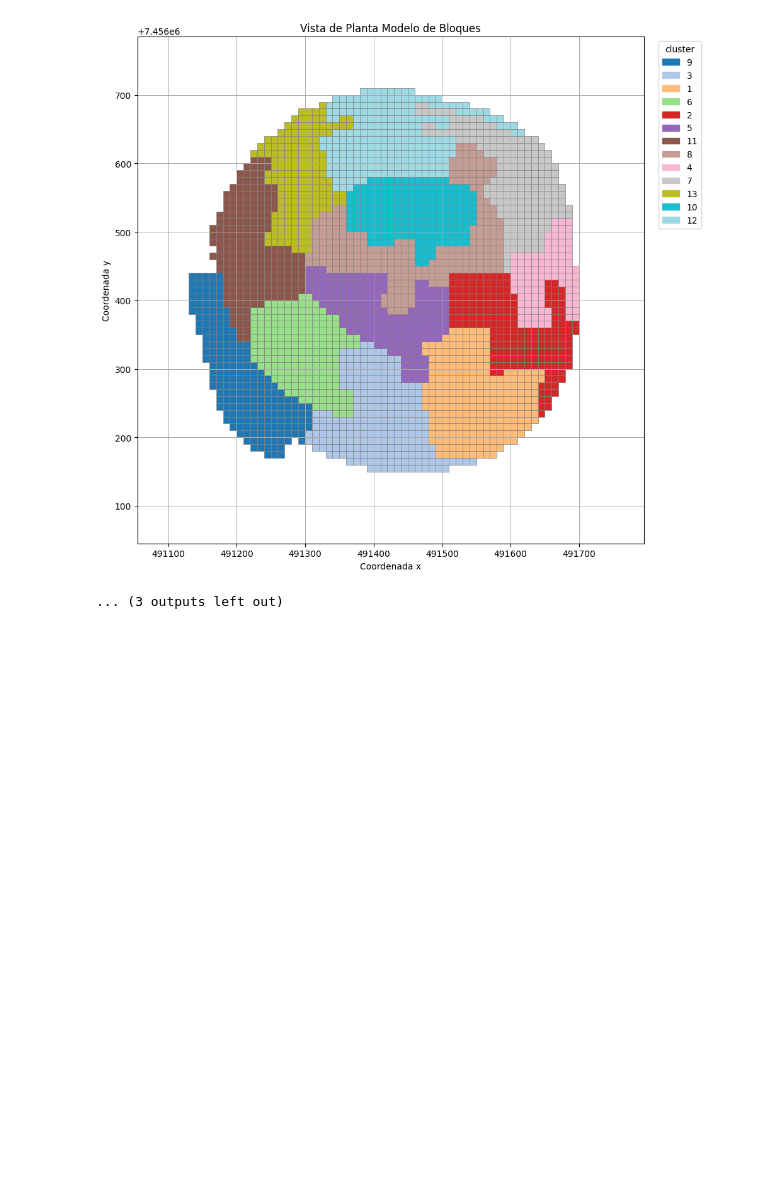
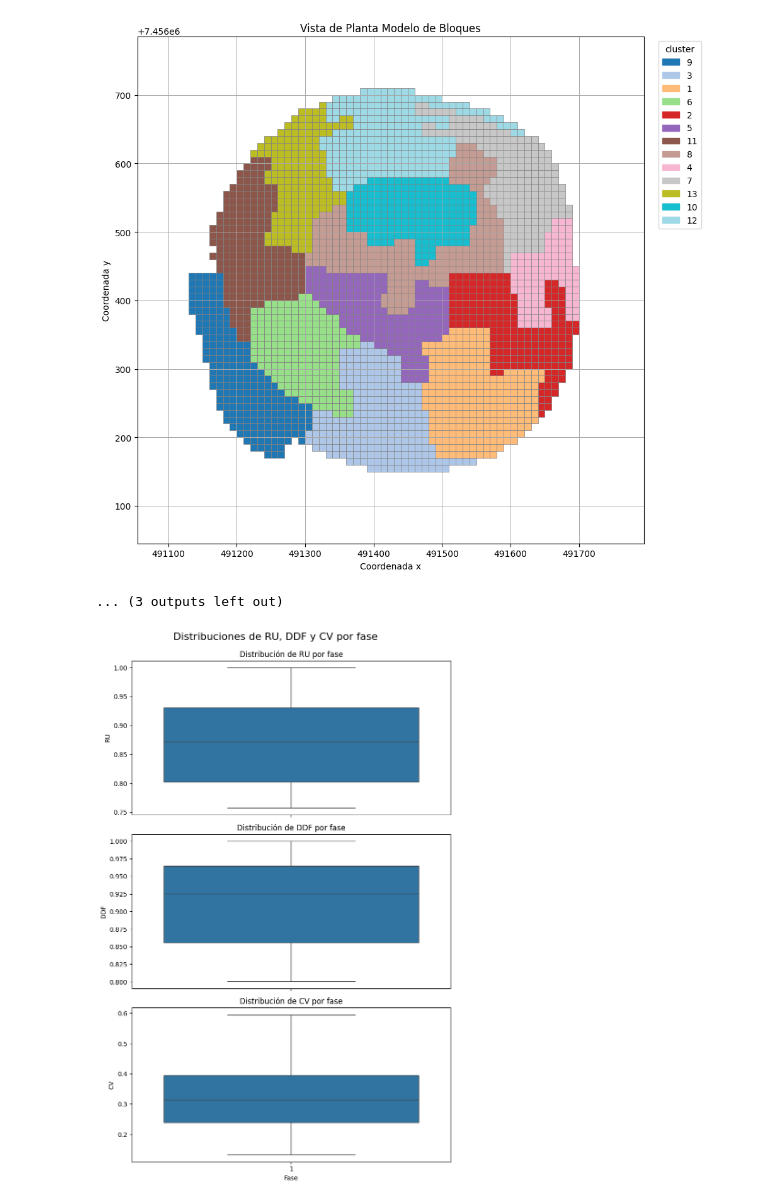
Before and after one commit to Felipe-Asbun-Torres/Laboratorio-2, a Jupyter notebook: Example.ipynb, the cells around one changed output. Drawn from its saved outputs; the diff is of its cells as text; code cells hidden in the pictures; blank space fills up the shorter version.

```diff
--- a/Example.ipynb
+++ b/Example.ipynb
@@ -68,4 +87,3 @@ mina_df = mina_df[mina_df['fase']==1]
 # %%
-params = {'path_params':'/home/ignacio/Laboratorio-2/Params/', 'penalizacion_c':0.0001}
-mina_clusterizada = mt.Clustering_mod(mina_df, options=params)
+mina_clusterizada1 = mt.Clustering_parallel(mina_df, options=params1)
 # %% [output]
@@ -126,3 +212,50 @@ Tratando 'cluster' como Categórica (17 valores únicos).
 [figure]
 [figure]
 ... (3 outputs left out)
+# %%
+# Lista para guardar resultados
+df = mina_clusterizada
+metricas = []
+# Suponemos que las fases son 1 a 4 (puedes adaptar según tu df)
+for i in df['fase'].unique():
+   for j in df[df['fase']==i]['banco'].unique():
+        df_fase = df[(df['fase']==i)&(df['banco']==j)]
+        # Calcular CV usando tu función
+        cv = mt.Coefficient_Variation(df_fase)[0]
+        ru = mt.Rock_Unity(df_fase)[0]
+        ddf = mt.Destination_Dilution_Factor(df_fase)[0]
+        # Agregar fila con placeholders para RU y DDF
+        metricas.append({
+            'fase': i,
+            'banco':j,
+            'RU': ru,       # Placeholder
+            'CV': cv,
+            'DDF': ddf       # Placeholder
+        })
+
+# Crear DataFrame final
+metricas = pd.DataFrame(metricas)
+import matplotlib.pyplot as plt
+import seaborn as sns
+
+fig, axes = plt.subplots(3, 1, figsize=(8, 12), sharex=True)
+
+sns.boxplot(data=metricas, x='fase', y='RU', ax=axes[0])
+axes[0].set_title('Distribución de RU por fase')
+axes[0].set_ylabel('RU')
+
+sns.boxplot(data=metricas, x='fase', y='DDF', ax=axes[1])
+axes[1].set_title('Distribución de DDF por fase')
+axes[1].set_ylabel('DDF')
+
+sns.boxplot(data=metricas, x='fase', y='CV', ax=axes[2])
+axes[2].set_title('Distribución de CV por fase')
+axes[2].set_xlabel('Fase')
+axes[2].set_ylabel('CV')
+
+plt.tight_layout()
+plt.suptitle('Distribuciones de RU, DDF y CV por fase', fontsize=16, y=1.02)
+
+plt.savefig("grafico.png", dpi=300)
+# %% [output]
+[figure, added]
```
Also changed, not shown: parts of 14 cells of this notebook, 1 other file.
